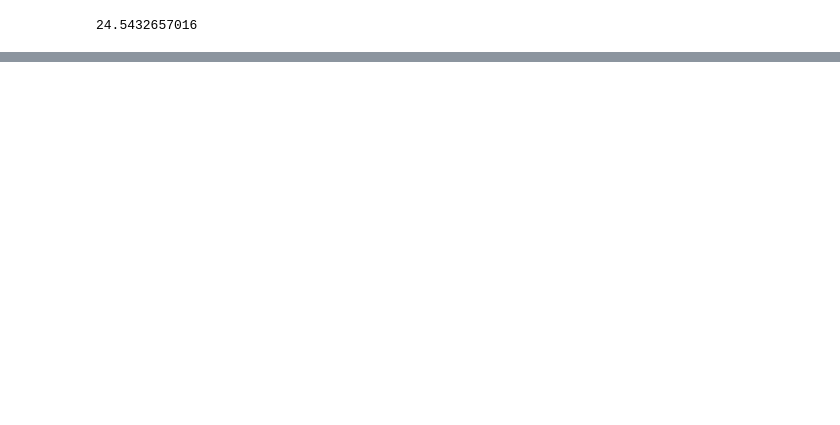
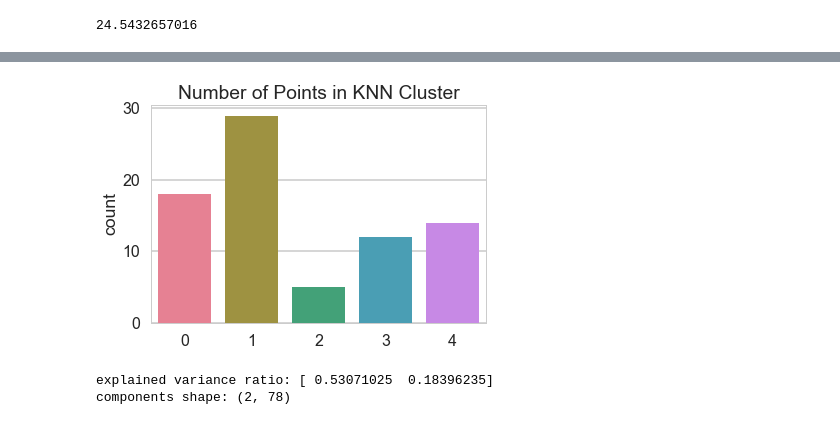
Before and after one commit to SilasNeptune/Dental-Health-in-Youth, a Jupyter notebook: Machine Learning.ipynb, the cells around one changed output, grey strips where cells are left out. Saved outputs shown, nothing was run; the diff lists cells and outputs as text; code cells hidden in the pictures; blank space fills up the shorter version.

```diff
--- a/Machine Learning.ipynb
+++ b/Machine Learning.ipynb
@@ -127,0 +225,22 @@ print(threeclusters.inertia_)
+# %%
+plt.figure()
+#sns.countplot(data= df, x=labels).set_title('Number of Points in each Cluster')
+
+cluster_size = df.groupby(clustered_data).size()
+
+sns.countplot(clustered_data, palette='husl').set_title('Number of Points in KNN Cluster')
+
+plt.show()
+# %% [output]
+[figure, added]
+# %%
+# create and fit pca
+pca = PCA(n_components=2)
+pca.fit(X_train_minmax.T)
+
+# print results
+print('explained variance ratio:', pca.explained_variance_ratio_)
+print('components shape:', pca.components_.shape)
+# %% [output]
+explained variance ratio: [ 0.53071025  0.18396235]
+components shape: (2, 78)
```
Also changed, not shown: parts of 18 cells of this notebook.
